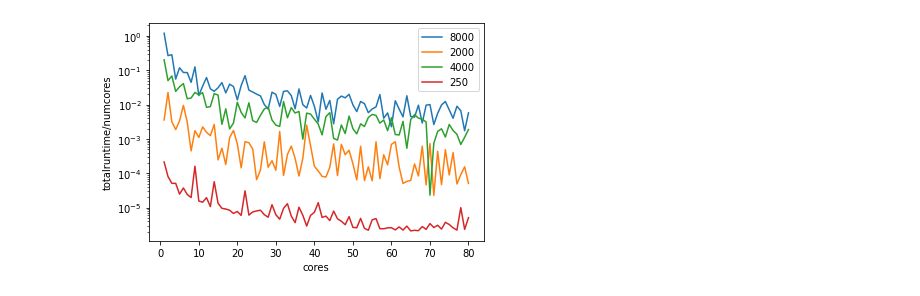
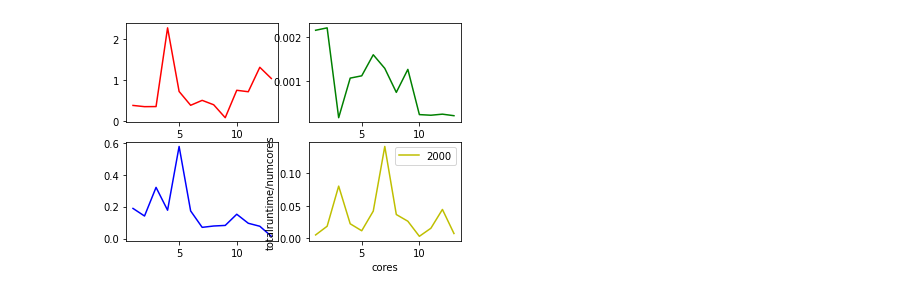
Before and after one commit to GenosW/NSSC2, a Jupyter notebook: exercise1/Alex/Task2/plots.ipynb, the cells around one changed output. Saved outputs shown, nothing was run; the diff lists cells and outputs as text; code cells hidden in the pictures.

```diff
--- a/exercise1/Alex/Task2/plots.ipynb
+++ b/exercise1/Alex/Task2/plots.ipynb
@@ -68,12 +71,0 @@ plt.savefig('time_plot.png')
-# %%
-plt.figure()
-plt.semilogy(d,data_8000.runtime/d, label='8000')
-plt.semilogy(d,data_2000.runtime/d, label='2000')
-plt.semilogy(d,data_4000.runtime/d, label='4000')
-plt.semilogy(d,data_250.runtime/d, label='250')
-plt.xlabel("cores")
-plt.ylabel("totalruntime/numcores")
-plt.legend()
-plt.savefig('parallel_speed_up.png')
-# %% [output]
-[figure, removed]
@@ -81,0 +72,13 @@ df
+# %%
+figure, axes = plt.subplots(nrows=2, ncols=2)
+axes[0, 0].plot(d,data_8000.runtime, label='8000', color = 'r')
+axes[1, 0].plot(d,data_4000.runtime, label='4000', color = 'b')
+axes[1, 1].plot(d,data_2000.runtime, label='2000', color = 'y')
+s")
+axes[0, 1].plot(d,data_250.runtime, label='250', color = 'g')
+axes.xlabel("cores")
+axes.ylabel("totalruntime/numcores")
+axes.ylabel("totalruntime/numcores")
+axes.savefig('parallel_speed_up.png')
+# %% [output]
+[figure, added]
```
Also changed, not shown: parts of 5 cells of this notebook, 59 other files.
